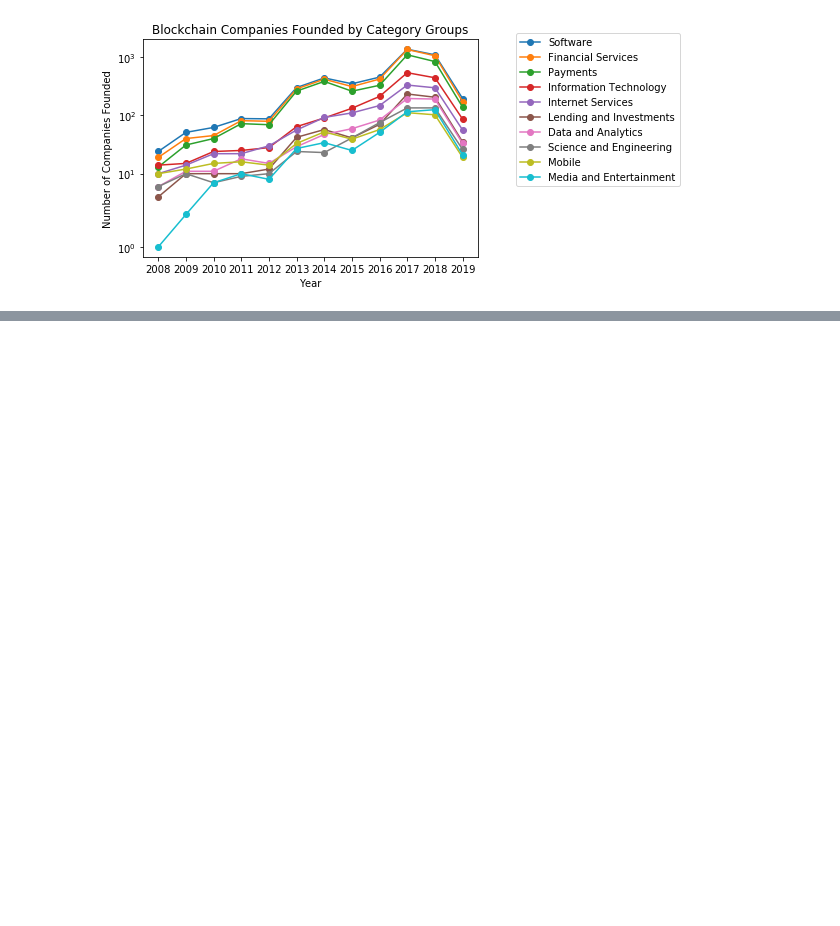
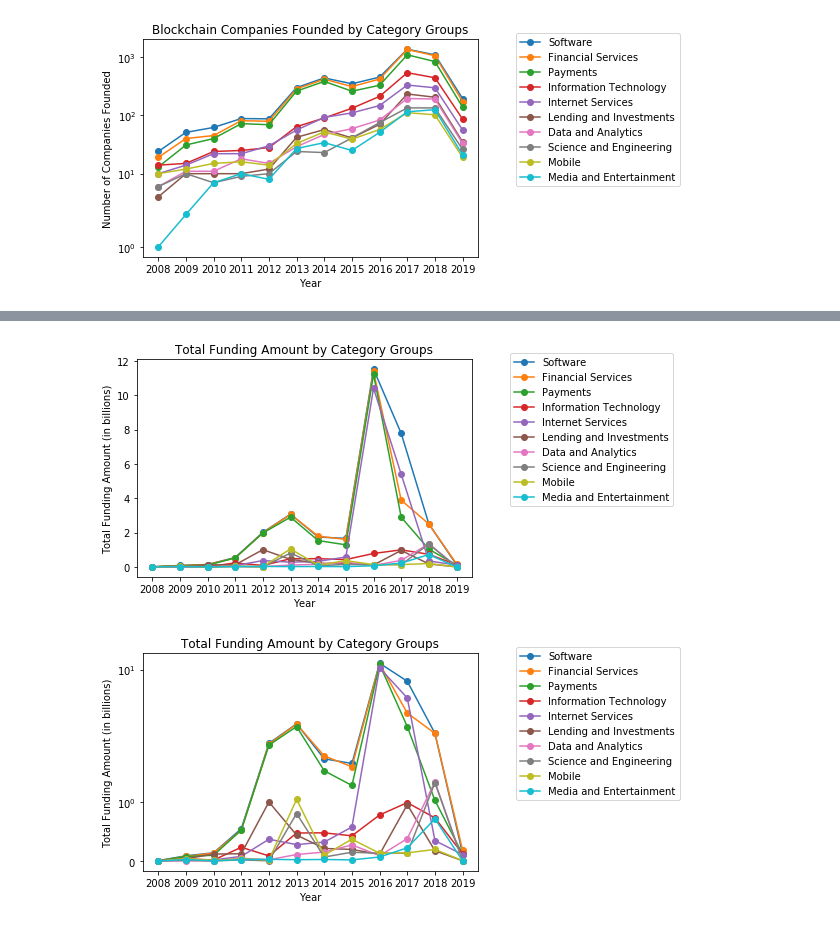
Before and after one commit to sdsc-blocklab/Blockchain-Market-Evolution, a Jupyter notebook: Crunchbase Dataset Explorer.ipynb, the cells around one changed output, grey strips where cells are left out. Saved outputs shown, nothing was run; the diff lists cells and outputs as text; code cells hidden in the pictures; blank space fills up the shorter version.

```diff
--- a/Crunchbase Dataset Explorer.ipynb
+++ b/Crunchbase Dataset Explorer.ipynb
@@ -331,0 +510,15 @@ plot_companies_per_year_per_category(dfs_by_year, category_group=categories, log
+# %%
+# Get top 10 Category Groups with most companies
+n = 10
+all_categories = get_column_words_with_counts(df, 'Category Groups')
+top_categories = all_categories.most_common(n)
+top_categories_list = list(zip(*top_categories))[0]
+# %%
+def calc_y_value(df):
+    return df['Total Funding Amount'].apply(clean_dollar_format).sum() / BILLION
+categories = top_categories_list
+plot_companies_per_year_per_category(dfs_by_year, categories,calc_y_value, xlabel=xlabel, ylabel=ylabel, log=False, title='Total Funding Amount by Category Groups')
+plot_companies_per_year_per_category(dfs_by_year, categories, calc_y_value, xlabel=xlabel, ylabel=ylabel, log=True, title='Total Funding Amount by Category Groups')
+# %% [output]
+[figure, added]
+[figure, added]
```
Also changed, not shown: parts of 17 cells of this notebook, 48 other files.
